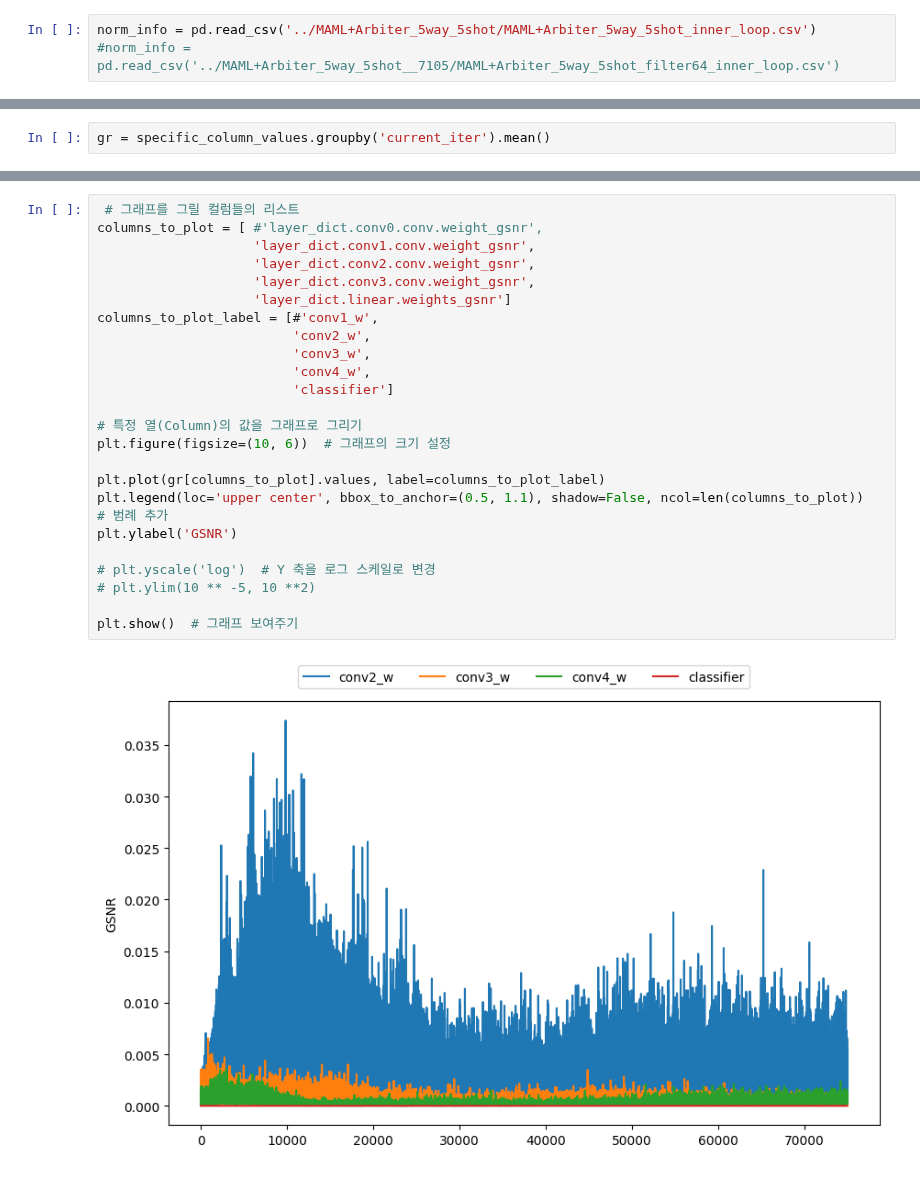
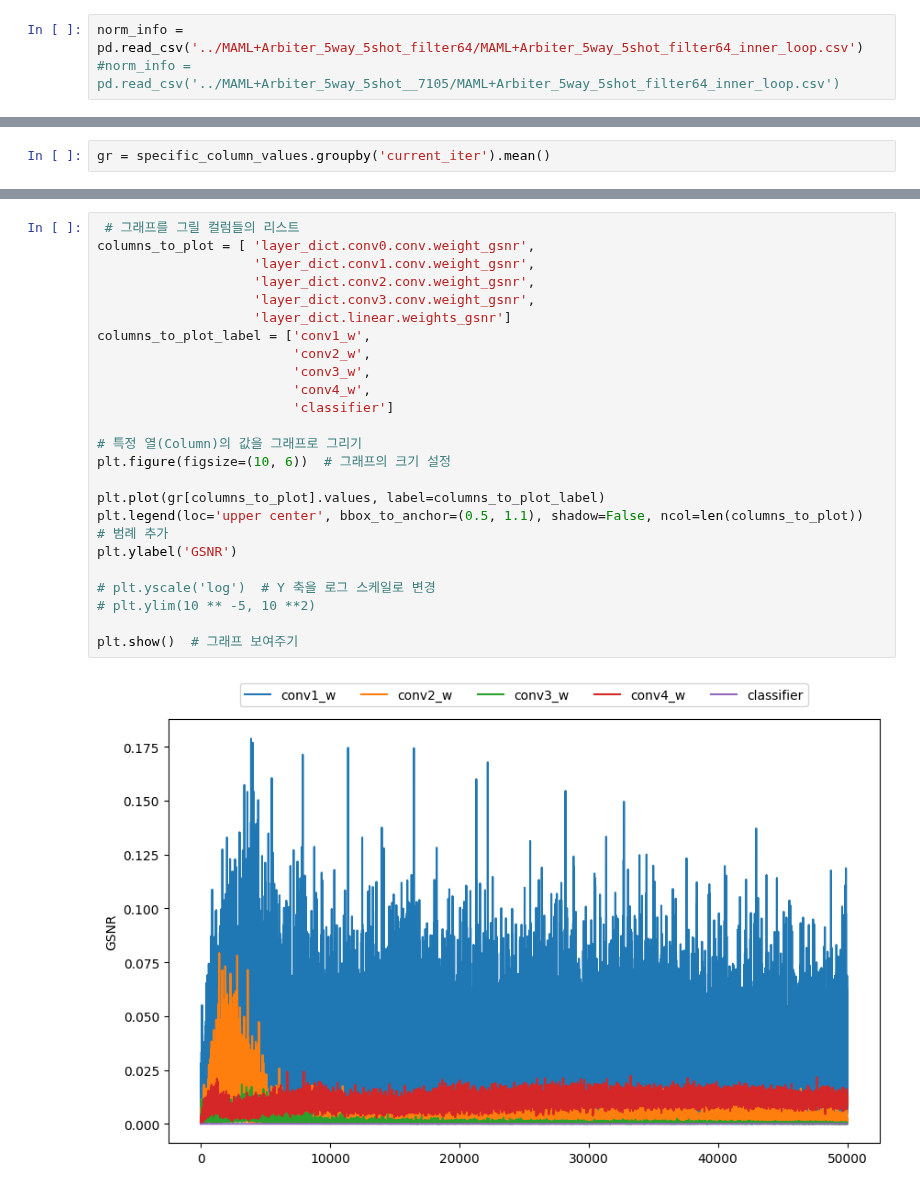
Before and after one commit to SKKUJMLim/MAML, a Jupyter notebook: Test_jupyternotebook/Arbiter_by_step_norm_analysis.ipynb, the cells around one changed output, grey strips where cells are left out. Saved outputs shown, nothing was run; the diff lists cells and outputs as text.

Commit message:
GSNR 추가

```diff
--- a/Test_jupyternotebook/Arbiter_by_step_norm_analysis.ipynb
+++ b/Test_jupyternotebook/Arbiter_by_step_norm_analysis.ipynb
@@ -7,7 +7,7 @@ import torch
 import os
 os.environ['KMP_DUPLICATE_LIB_OK']='True'
 # %%
-norm_info = pd.read_csv('../MAML+Arbiter_5way_5shot/MAML+Arbiter_5way_5shot_inner_loop.csv')
+norm_info = pd.read_csv('../MAML+Arbiter_5way_5shot_filter64/MAML+Arbiter_5way_5shot_filter64_inner_loop.csv')
 #norm_info = pd.read_csv('../MAML+Arbiter_5way_5shot__7105/MAML+Arbiter_5way_5shot_filter64_inner_loop.csv')
 # %%
 norm_info_train = norm_info[norm_info['phase']=='train']
@@ -296,26 +266,26 @@ plt.show()  # 그래프 보여주기
 # %%
  # 그래프를 그릴 컬럼들의 리스트
-columns_to_plot = [ #'layer_dict.conv0.conv.weight_gsnr',
+columns_to_plot = [ 'layer_dict.conv0.conv.weight_gsnr',
                     'layer_dict.conv1.conv.weight_gsnr',
                     'layer_dict.conv2.conv.weight_gsnr',
                     'layer_dict.conv3.conv.weight_gsnr',
                     'layer_dict.linear.weights_gsnr']
-columns_to_plot_label = [#'conv1_w',
+columns_to_plot_label = ['conv1_w',
                          'conv2_w',
                          'conv3_w',
                          'conv4_w',
                          'classifier']
 
 # 특정 열(Column)의 값을 그래프로 그리기
 plt.figure(figsize=(10, 6))  # 그래프의 크기 설정
 
 plt.plot(gr[columns_to_plot].values, label=columns_to_plot_label)
 plt.legend(loc='upper center', bbox_to_anchor=(0.5, 1.1), shadow=False, ncol=len(columns_to_plot))  # 범례 추가
 plt.ylabel('GSNR')
 
 # plt.yscale('log')  # Y 축을 로그 스케일로 변경
 # plt.ylim(10 ** -5, 10 **2)
 
 plt.show()  # 그래프 보여주기
 # %% [output]
-[figure, old version]
+[figure, new version]
```
Also changed, not shown: parts of 17 cells of this notebook, 6 other files.
